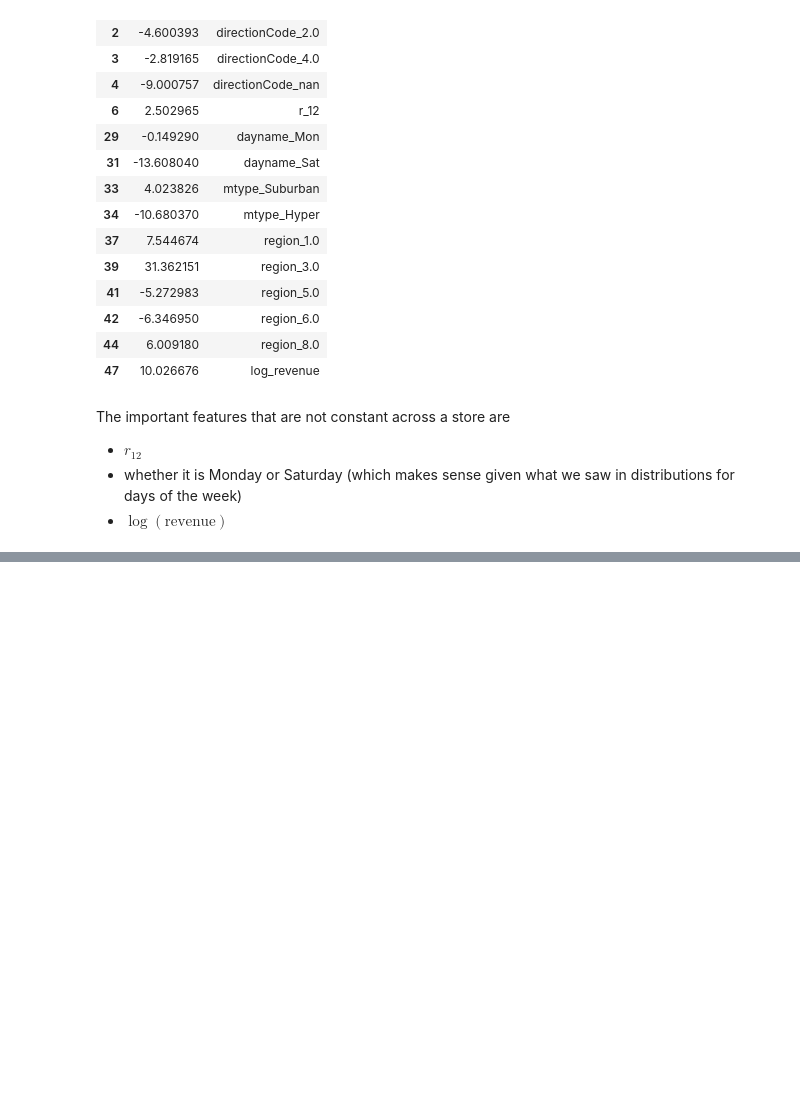
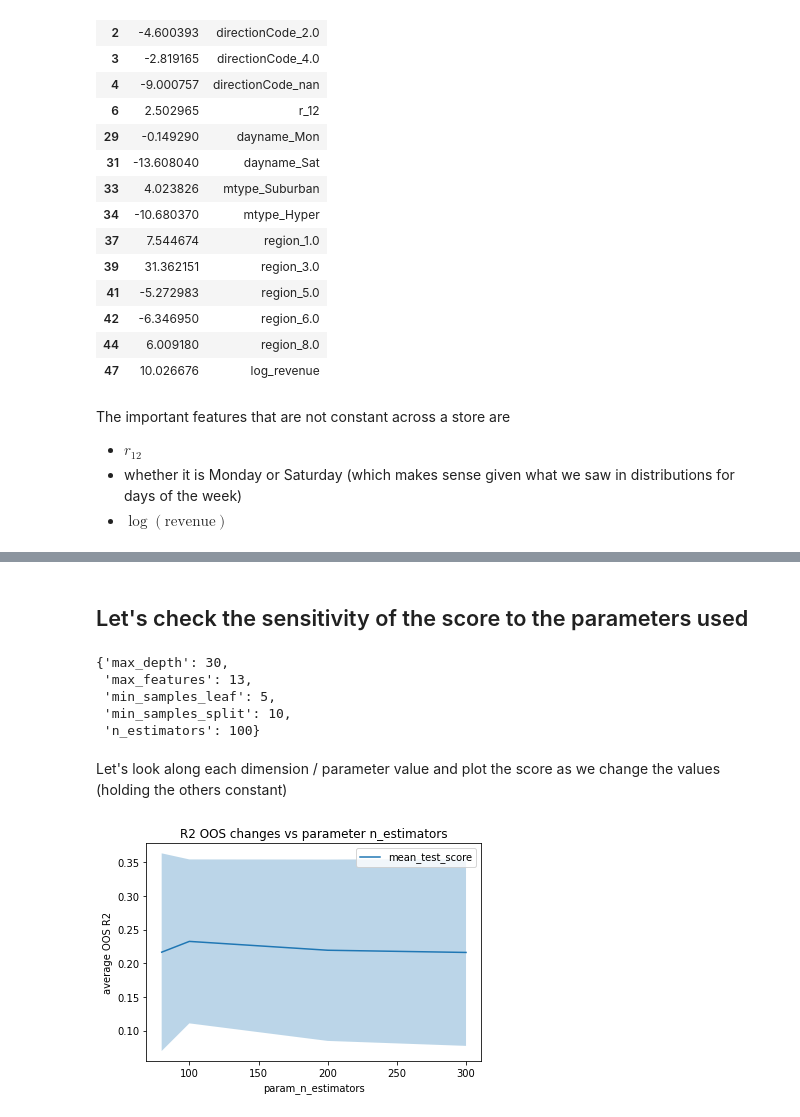
Before and after one commit to kiwidamien/foot_traffic, a Jupyter notebook: foot_traffic.ipynb, the cells around one changed output, grey strips where cells are left out. Drawn from its saved outputs; the diff is of its cells as text; code cells hidden in the pictures; blank space fills up the shorter version.

```diff
--- a/foot_traffic.ipynb
+++ b/foot_traffic.ipynb
@@ -728,12 +759,16 @@ The important features that are not constant across a store are
 Let's see if a RandomForest regressor gives similar results, especially for which features are important. Note that we should avoid using the standard feature importance, especially as we have one-hot-encoded features (see [this article](https://explained.ai/rf-importance/)). We do not have to worry about scaling for the tree-based methods
 # %%
+# Warning -- this cell takes
+
 param_tree = {
-    'max_depth': [80, 90, 100, 110],
-    'max_features': [5, 10, 11, 12],
-    'min_samples_leaf': [4, 5],
+    'max_depth': [30, 100, 150],
+    'max_features': [10, 11, 12, 13, 14],
+    'min_samples_leaf': [3, 4, 5],
     'min_samples_split': [8, 10, 12],
-    'n_estimators': [100, 200, 300]
+    'n_estimators': [80, 100, 200, 300]
 }
+
+
 # Create a based model
 rf = RandomForestRegressor()
 
@@ -746,2 +783,46 @@ grid_tree.best_score_
+# %% [markdown]
+## Let's check the sensitivity of the score to the parameters used
 # %%
-grid_tree.cv_results_
+grid_tree.best_params_
+# %% [output]
+{'max_depth': 30,
+ 'max_features': 13,
+ 'min_samples_leaf': 5,
+ 'min_samples_split': 10,
+ 'n_estimators': 100}
+# %% [markdown]
+Let's look along each dimension / parameter value and plot the score as we change the values (holding the others constant)
+# %%
+df_parameters = pd.DataFrame(grid_tree.cv_results_)
+# %%
+def plot_scan_parameter(param_to_scan, best_params, df_parameters=df_parameters):
+    """Sensitivity analysis for hyper-parameters
+
+    Holds the other hyperparameters constant at their optimal values,
+    and scans df_parameters to see how the mean score (R^2) changed across
+    as we moved the `param_to_scan`.
+
+    Also includes the 1-sigma variation in the score from the changes we
+    see looking at different folds
+    """
+    mask = pd.Series(True, index=df_parameters.index)
+    column_name = f'param_{param_to_scan}'
+
+    for key, value in best_params.items():
+        if key==param_to_scan:
+            continue
+        mask = mask & (df_parameters[f'param_{key}']==value)
+    df_selection = df_parameters[mask].sort_values(column_name).copy()
+    df_selection.plot(x=column_name, y='mean_test_score')
+    df_selection[column_name] = df_selection[column_name].astype(float)
+    plt.fill_between(x=df_selection[column_name],
+                     y1=df_selection['mean_test_score'] + df_selection['std_test_score'],
+                     y2=df_selection['mean_test_score'] - df_selection['std_test_score'],
+                     alpha=0.3
+                    )
+    plt.ylabel('average OOS R2')
+    plt.title(f'R2 OOS changes vs parameter {param_to_scan}')
+# %%
+plot_scan_parameter('n_estimators', grid_tree.best_params_)
+# %% [output]
+[figure, added]
```
Also changed, not shown: parts of 83 cells of this notebook.
